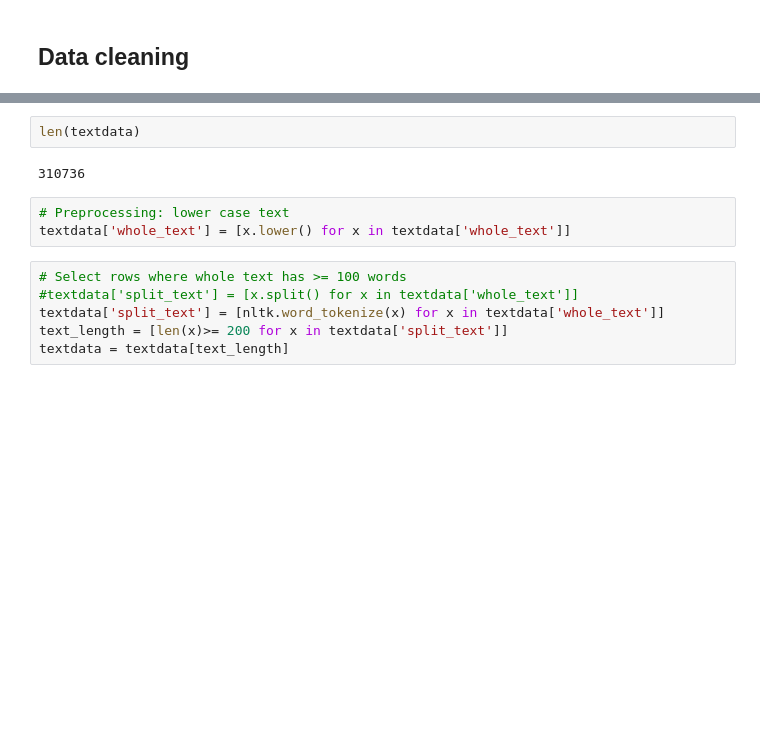
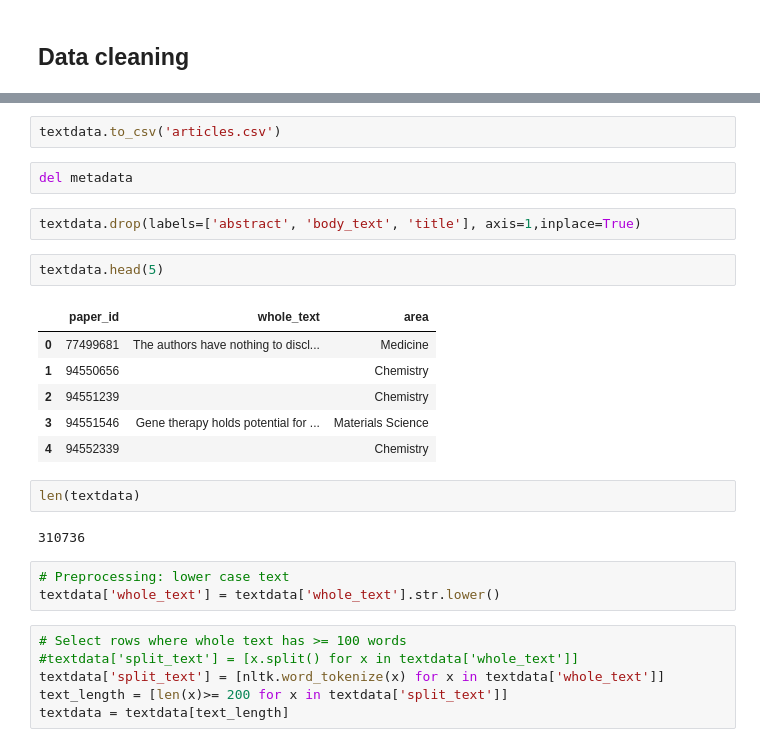
Before and after one commit to markaksen/HighResLDA, a Jupyter notebook: preprocessing.ipynb, the cells around one changed output, grey strips where cells are left out. Cells and saved outputs as stored; diff of their text form; blank space fills up the shorter version.

```diff
--- a/preprocessing.ipynb
+++ b/preprocessing.ipynb
@@ -79,13 +267,28 @@ textdata.head(5)
 | 2 | 94551239 |  | [] |  | Scanning probe memories – Technol... | Chemistry |
 | 3 | 94551546 | Ethanolamine (EA) or ethylenediam... | [{'section': 'INTRODUCTION', 'tex... | Gene therapy holds potential for ... | Gd(III) ion-chelated supramolecul... | Materials Science |
 | 4 | 94552339 |  | [] |  | Analytical Procedure for the Dete... | Chemistry |
+# %%
+textdata.to_csv('articles.csv')
+# %%
+del metadata
+# %%
+textdata.drop(labels=['abstract', 'body_text', 'title'], axis=1,inplace=True)
+# %%
+textdata.head(5)
+# %% [output]
+|  | paper_id | whole_text | area |
+| 0 | 77499681 | The authors have nothing to discl... | Medicine |
+| 1 | 94550656 |  | Chemistry |
+| 2 | 94551239 |  | Chemistry |
+| 3 | 94551546 | Gene therapy holds potential for ... | Materials Science |
+| 4 | 94552339 |  | Chemistry |
 # %%
 len(textdata)
 # %% [output]
 310736
 # %%
 # Preprocessing: lower case text
-textdata['whole_text'] = [x.lower() for x in textdata['whole_text']]
+textdata['whole_text'] = textdata['whole_text'].str.lower()
 # %%
 # Select rows where whole text has >= 100 words
 #textdata['split_text'] = [x.split() for x in textdata['whole_text']]
```
Also changed, not shown: parts of 11 cells of this notebook.
